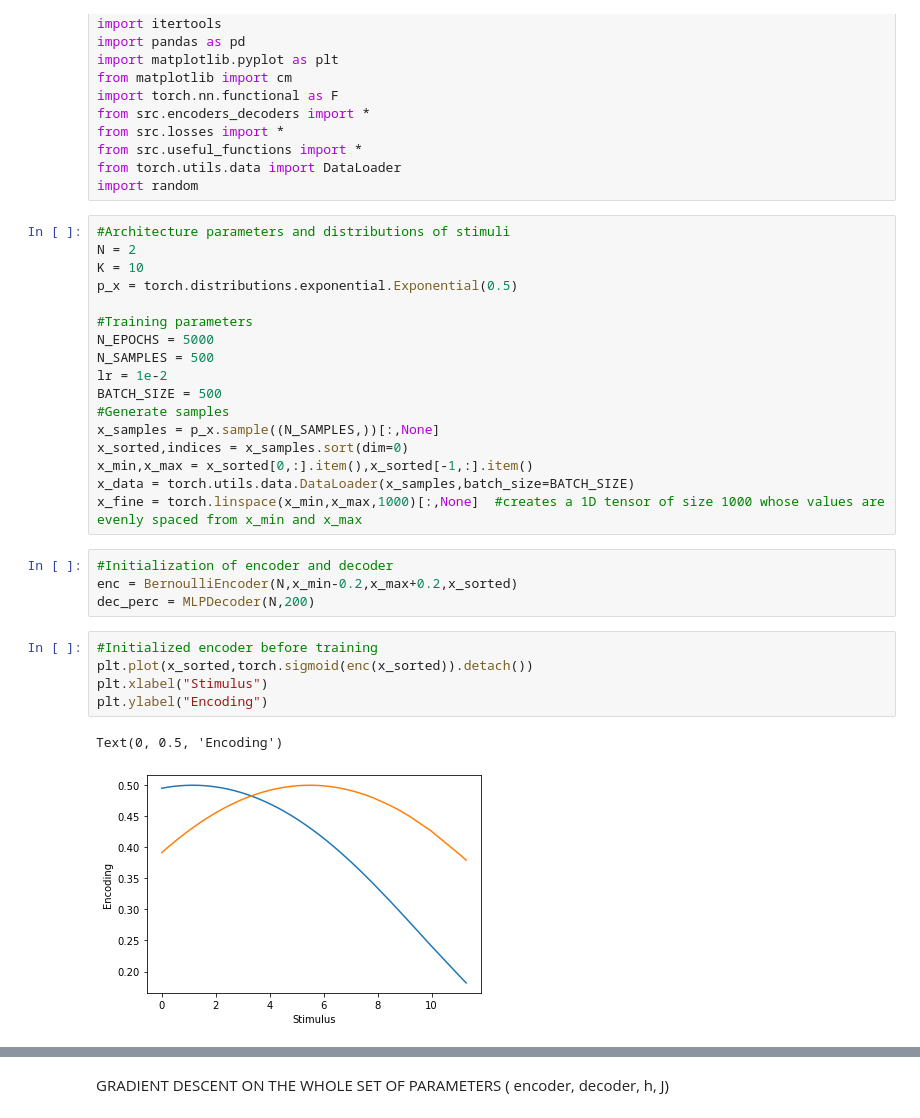
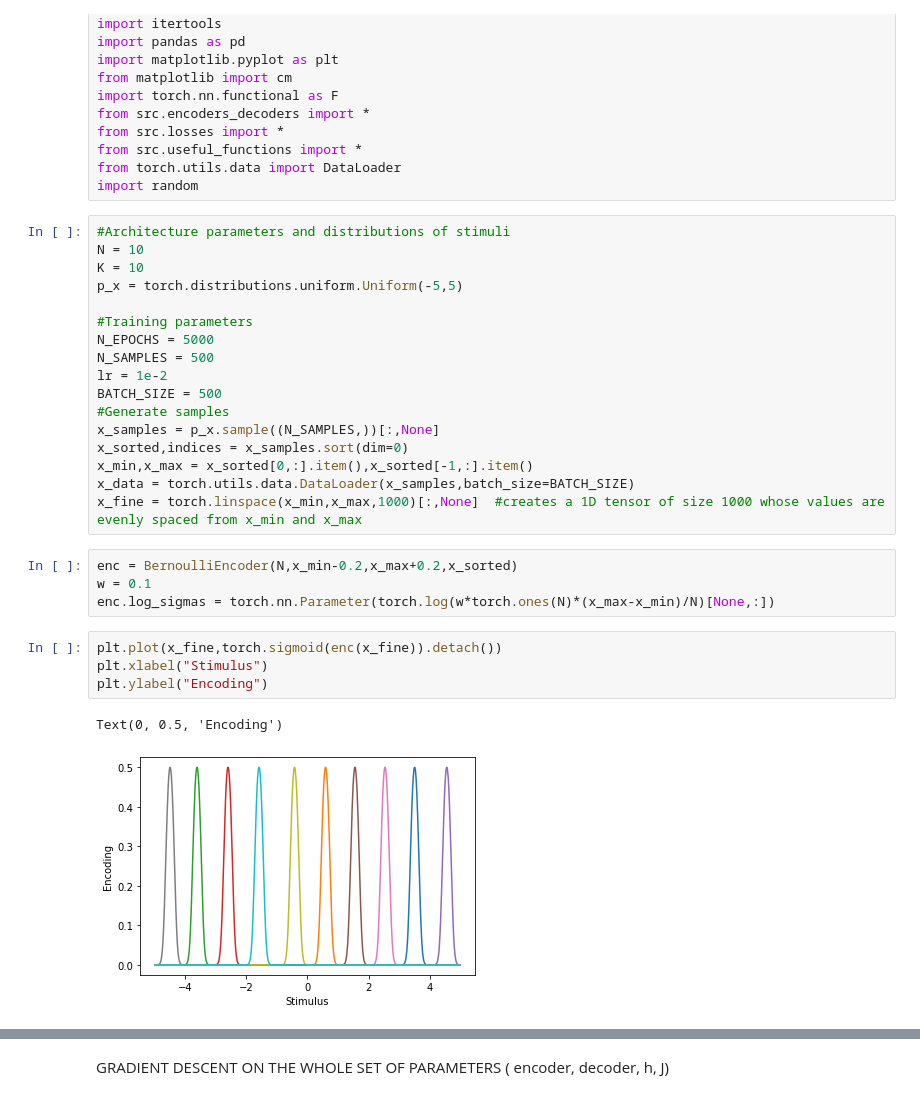
Before and after one commit to simonebmalerba/neural_VAE, a Jupyter notebook: Ising_2 - Exp-2N.ipynb, the cells around one changed output, grey strips where cells are left out. Cells and saved outputs as stored; diff of their text form.

```diff
--- a/Ising_2 - Exp-2N.ipynb
+++ b/Ising_2 - Exp-2N.ipynb
@@ -16,9 +16,9 @@ from torch.utils.data import DataLoader
 import random
 # %%
 #Architecture parameters and distributions of stimuli
-N = 2
+N = 10
 K = 10
-p_x = torch.distributions.exponential.Exponential(0.5)
+p_x = torch.distributions.uniform.Uniform(-5,5)
 
 #Training parameters
 N_EPOCHS = 5000
@@ -31,15 +31,14 @@ x_sorted,indices = x_samples.sort(dim=0)
 x_min,x_max = x_sorted[0,:].item(),x_sorted[-1,:].item()
 x_data = torch.utils.data.DataLoader(x_samples,batch_size=BATCH_SIZE)
 x_fine = torch.linspace(x_min,x_max,1000)[:,None]  #creates a 1D tensor of size 1000 whose values are evenly spaced from x_min and x_max
-# %%
-#Initialization of encoder and decoder
-enc = BernoulliEncoder(N,x_min-0.2,x_max+0.2,x_sorted)
-dec_perc = MLPDecoder(N,200)
+# %%
+enc = BernoulliEncoder(N,x_min-0.2,x_max+0.2,x_sorted)
+w = 0.1
+enc.log_sigmas = torch.nn.Parameter(torch.log(w*torch.ones(N)*(x_max-x_min)/N)[None,:])
 # %%
-#Initialized encoder before training
-plt.plot(x_sorted,torch.sigmoid(enc(x_sorted)).detach())
+plt.plot(x_fine,torch.sigmoid(enc(x_fine)).detach())
 plt.xlabel("Stimulus")
 plt.ylabel("Encoding")
 # %% [output]
 Text(0, 0.5, 'Encoding')
-[figure, old version]
+[figure, new version]
```
Also changed, not shown: parts of 4 cells of this notebook, 22 other files.
